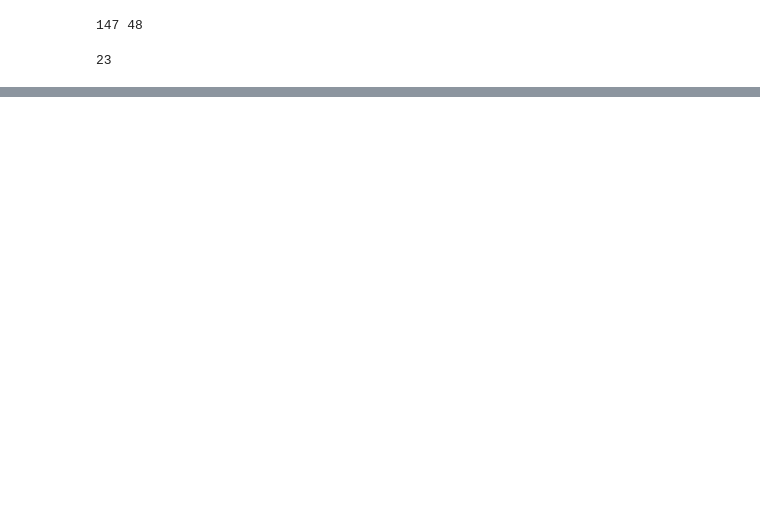
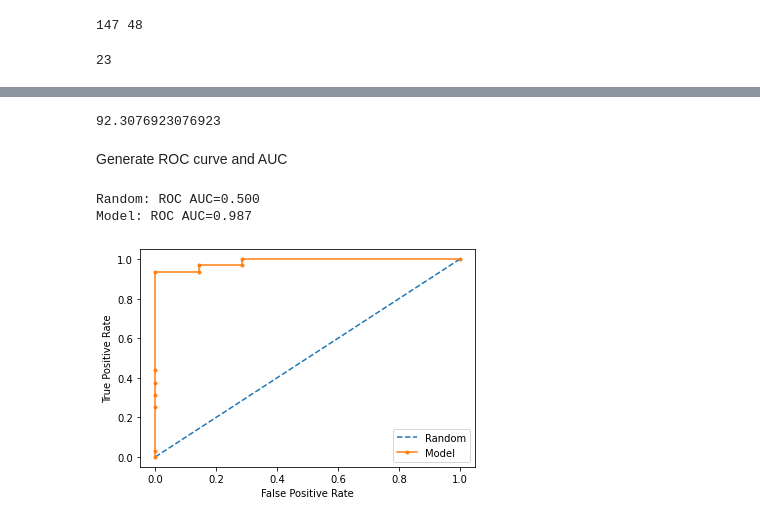
Before and after one commit to kinjjalmehta/ParkinsonsDisease, a Jupyter notebook: parkinsons.ipynb, the cells around one changed output, grey strips where cells are left out. Drawn from its saved outputs; the diff is of its cells as text; code cells hidden in the pictures; blank space fills up the shorter version.

```diff
--- a/parkinsons.ipynb
+++ b/parkinsons.ipynb
@@ -51,0 +100,6 @@ len(parkinsons_df_noconstant.columns)
+# %%
+# initialise the XGBCLassifier and train the model on training data
+model = XGBClassifier()
+model.fit(x_train, y_train)
+
+print('Model Training Complete')
@@ -51,0 +116,37 @@ len(parkinsons_df_noconstant.columns)
+# %%
+# calculate the accuracy of the model
+print(accuracy_score(y_test, test_predict) *100)
+# %% [output]
+92.3076923076923
+# %% [markdown]
+Generate ROC curve and AUC
+# %%
+# generate a no skill prediction (majority class)
+random_probs = [0 for _ in range(len(y_test))]
+# predict probabilities
+model_probs = model.predict_proba(x_test)
+# keep probabilities for the positive outcome only
+model_probs = model_probs[:, 1]
+# calculate scores
+random_auc = metrics.roc_auc_score(y_test, random_probs)
+model_auc = metrics.roc_auc_score(y_test, model_probs)
+# summarize scores
+print('Random: ROC AUC=%.3f' % (random_auc))
+print('Model: ROC AUC=%.3f' % (model_auc))
+# calculate roc curves
+random_fpr, random_tpr, _ = metrics.roc_curve(y_test, random_probs)
+model_fpr, model_tpr, _ = metrics.roc_curve(y_test, model_probs)
+# plot the roc curve for the model
+plt.plot(random_fpr, random_tpr, linestyle='--', label='Random')
+plt.plot(model_fpr, model_tpr, marker='.', label='Model')
+# axis labels
+plt.xlabel('False Positive Rate')
+plt.ylabel('True Positive Rate')
+# show the legend
+plt.legend()
+# show the plot
+plt.show()
+# %% [output]
+Random: ROC AUC=0.500
+Model: ROC AUC=0.987
+[figure, added]
```
Also changed, not shown: parts of 10 cells of this notebook.
